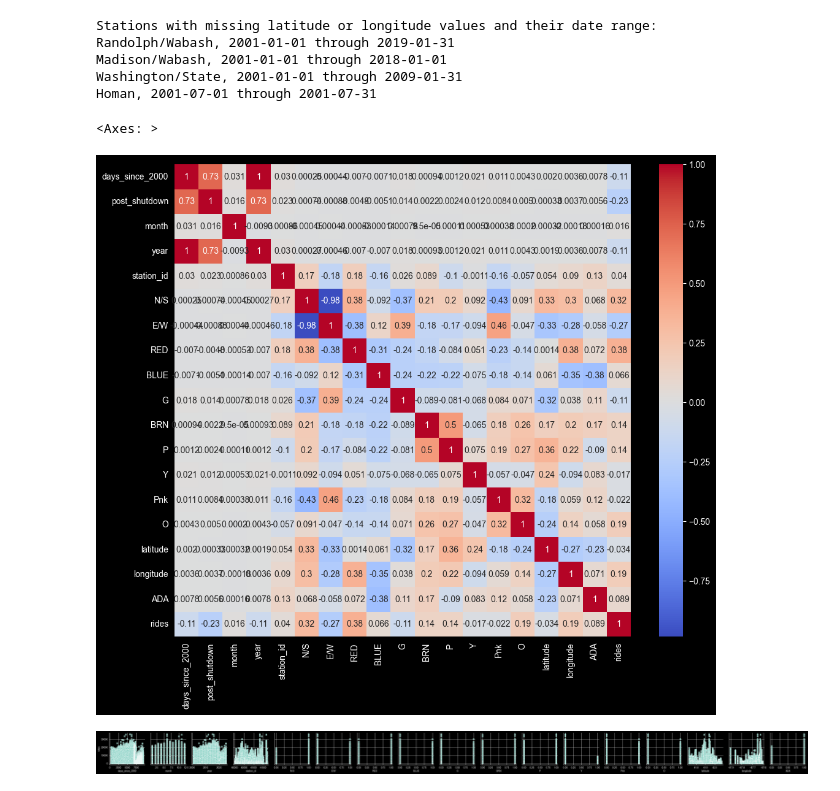
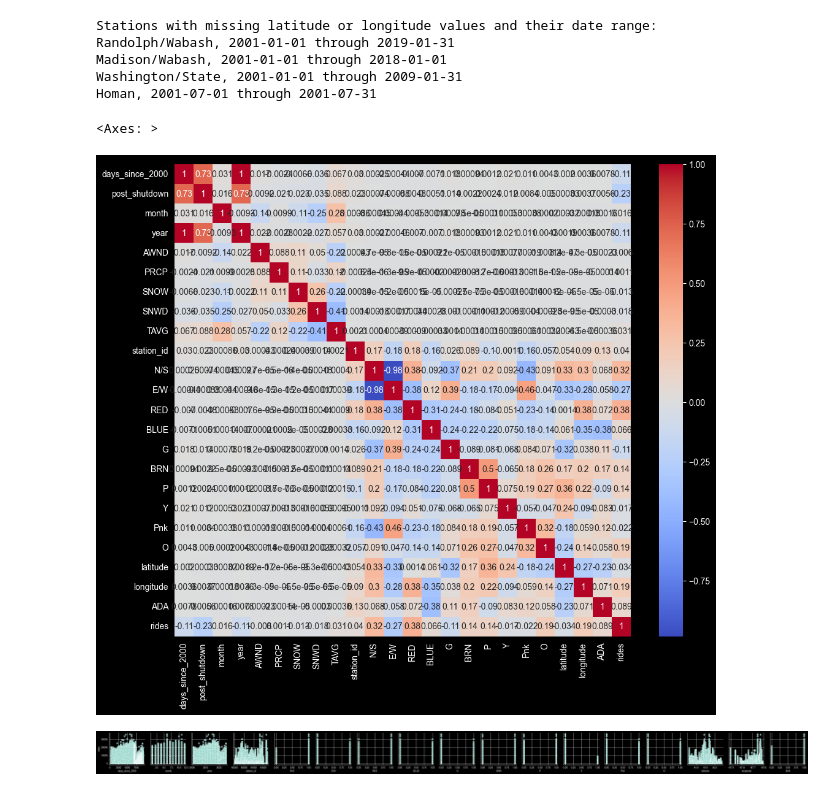
Before and after one commit to azcao95/cta-ridership-w2026-mads-milestone-2, a Jupyter notebook: ridership.ipynb, the cells around one changed output. Saved outputs shown, nothing was run; the diff lists cells and outputs as text; code cells hidden in the pictures.

Commit message:
Added in weather data to model

```diff
--- a/ridership.ipynb
+++ b/ridership.ipynb
@@ -165,4 +72,5 @@ display(station_ridership)
 # %%
 #Import weather data
-ridership = pd.read_pkl("resources/ridership_by_station.csv", dtype={'station_id': str})
-ridership.head()
+with open('weather_data.pkl', 'rb') as f:
+    weather = pickle.load(f)
+weather.head()
@@ -168,0 +84,5 @@ ridership.head()
+# %%
+#Add weather data to station ridership data
+ridership = pd.merge(ridership, weather, left_on='date', right_on='DATE', how='left')
+ridership.drop(inplace=True, columns=['STATION', 'NAME', 'DATE'])
+display(ridership)
@@ -252,14 +284,15 @@ Madison/Wabash, 2001-01-01 through 2018-01-01
 Washington/State, 2001-01-01 through 2009-01-31
 Homan, 2001-07-01 through 2001-07-31
 # %%
-columns_for_splom = ['days_since_2000', 'post_shutdown', 'month', 'year', 'station_id', 'N/S', 'E/W', 'RED', 'BLUE', 'G', 'BRN', 'P', 'Y', 'Pnk', 'O', 'latitude', 'longitude', 'ADA', 'rides']
+columns_for_splom = ['days_since_2000', 'post_shutdown', 'month', 'year', 'AWND', 'PRCP',
+       'SNOW', 'SNWD', 'TAVG', 'station_id', 'N/S', 'E/W', 'RED', 'BLUE', 'G', 'BRN', 'P', 'Y', 'Pnk', 'O', 'latitude', 'longitude', 'ADA', 'rides']
 
 #See correlations
 plt.figure(figsize=(12,10))
 sns.heatmap(station_ridership[columns_for_splom].corr(), annot=True, cmap='coolwarm')
 # %% [output]
 <Axes: >
-[figure, old version]
+[figure, new version]
 # %%
 sns.pairplot(station_ridership, x_vars=['days_since_2000', 'month', 'year', 'station_id', 'N/S', 'E/W', 'RED', 'BLUE', 'G', 'BRN', 'P', 'Y', 'Pnk', 'O', 'latitude', 'longitude', 'ADA'], y_vars=['rides'])
 plt.show()
```
Also changed, not shown: parts of 19 cells of this notebook, 1 other file.
